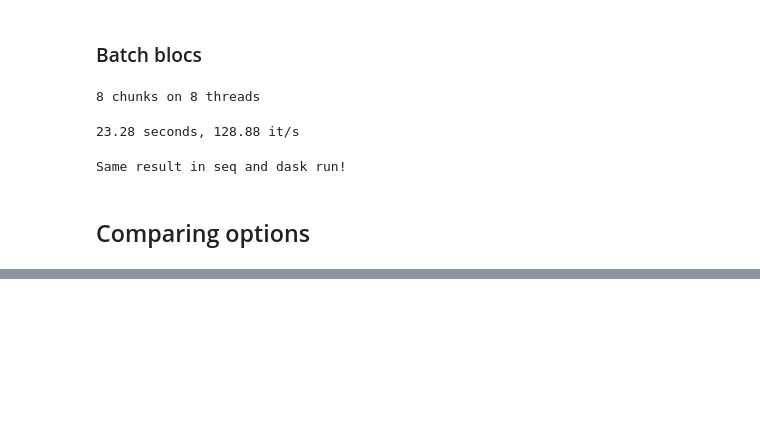
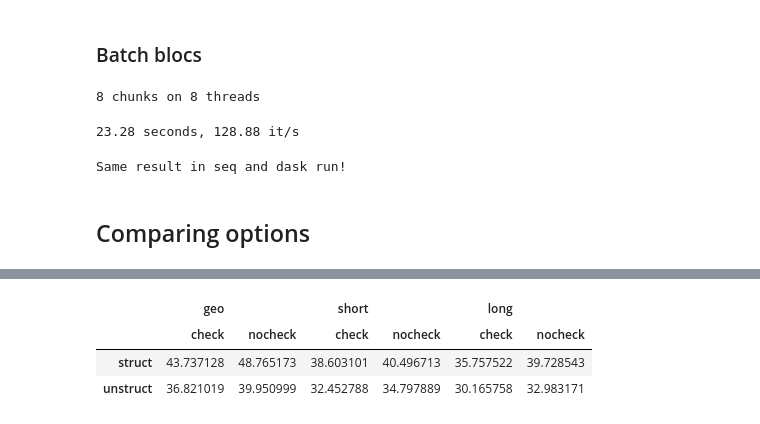
Before and after one commit to SmalsResearch/NominatimWrapper, a Jupyter notebook: AddressCleanserREST_test.ipynb, the cells around one changed output, grey strips where cells are left out. Drawn from its saved outputs; the diff is of its cells as text; code cells hidden in the pictures; blank space fills up the shorter version.

```diff
--- a/AddressCleanserREST_test.ipynb
+++ b/AddressCleanserREST_test.ipynb
@@ -833,0 +938,7 @@ Iterations per seconds:
+# %%
+it_per_seconds
+# %% [output]
+|  | geo |  | short |  | long |  |
+|  | check | nocheck | check | nocheck | check | nocheck |
+| struct | 43.737128 | 48.765173 | 38.603101 | 40.496713 | 35.757522 | 39.728543 |
+| unstruct | 36.821019 | 39.950999 | 32.452788 | 34.797889 | 30.165758 | 32.983171 |
```
Also changed, not shown: parts of 13 cells of this notebook, 4 other files.
